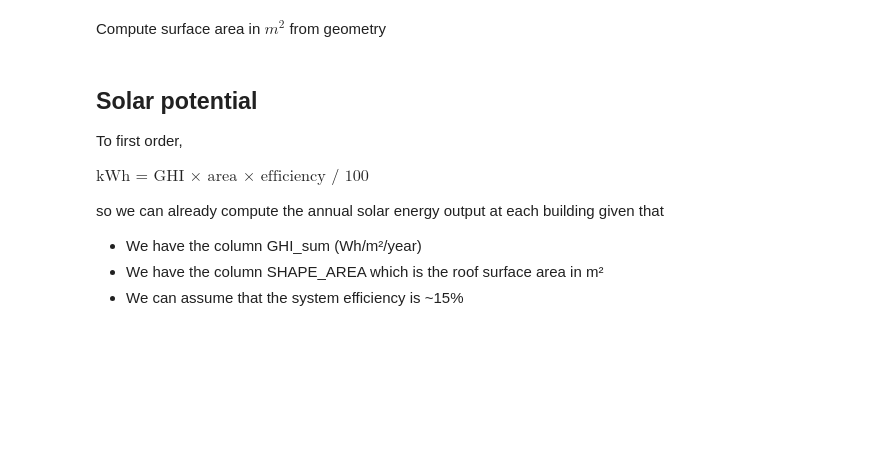
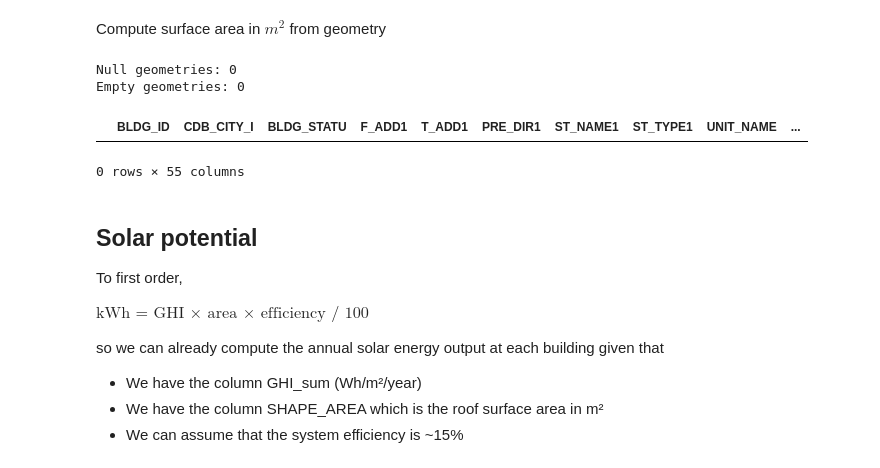
Before and after one commit to dpmendez/solar-energy, a Jupyter notebook: chicago/summarize_solardata.ipynb, the cells around one changed output. Cells and saved outputs as stored; diff of their text form; code cells hidden in the pictures; blank space fills up the shorter version.

```diff
--- a/chicago/summarize_solardata.ipynb
+++ b/chicago/summarize_solardata.ipynb
@@ -134,3 +165,15 @@ joined_gdf = joined_gdf.to_crs(epsg=3435)
+# %%
+# check for null or empty geometries
+print("Null geometries:", joined_gdf.geometry.isna().sum())
+print("Empty geometries:", joined_gdf.geometry.apply(lambda g: g.is_empty if g else False).sum())
+
+# inspect problematic rows
+joined_gdf[joined_gdf.geometry.isna() | joined_gdf.geometry.apply(lambda g: g.is_empty if g else False)].head()
+# %% [output]
+Null geometries: 0
+Empty geometries: 0
+|  | BLDG_ID | CDB_CITY_I | BLDG_STATU | F_ADD1 | T_ADD1 | PRE_DIR1 | ST_NAME1 | ST_TYPE1 | UNIT_NAME | ... |
+0 rows × 55 columns
 # %% [markdown]
 ## Solar potential
 
```
Also changed, not shown: parts of 16 cells of this notebook, 1 other file.
